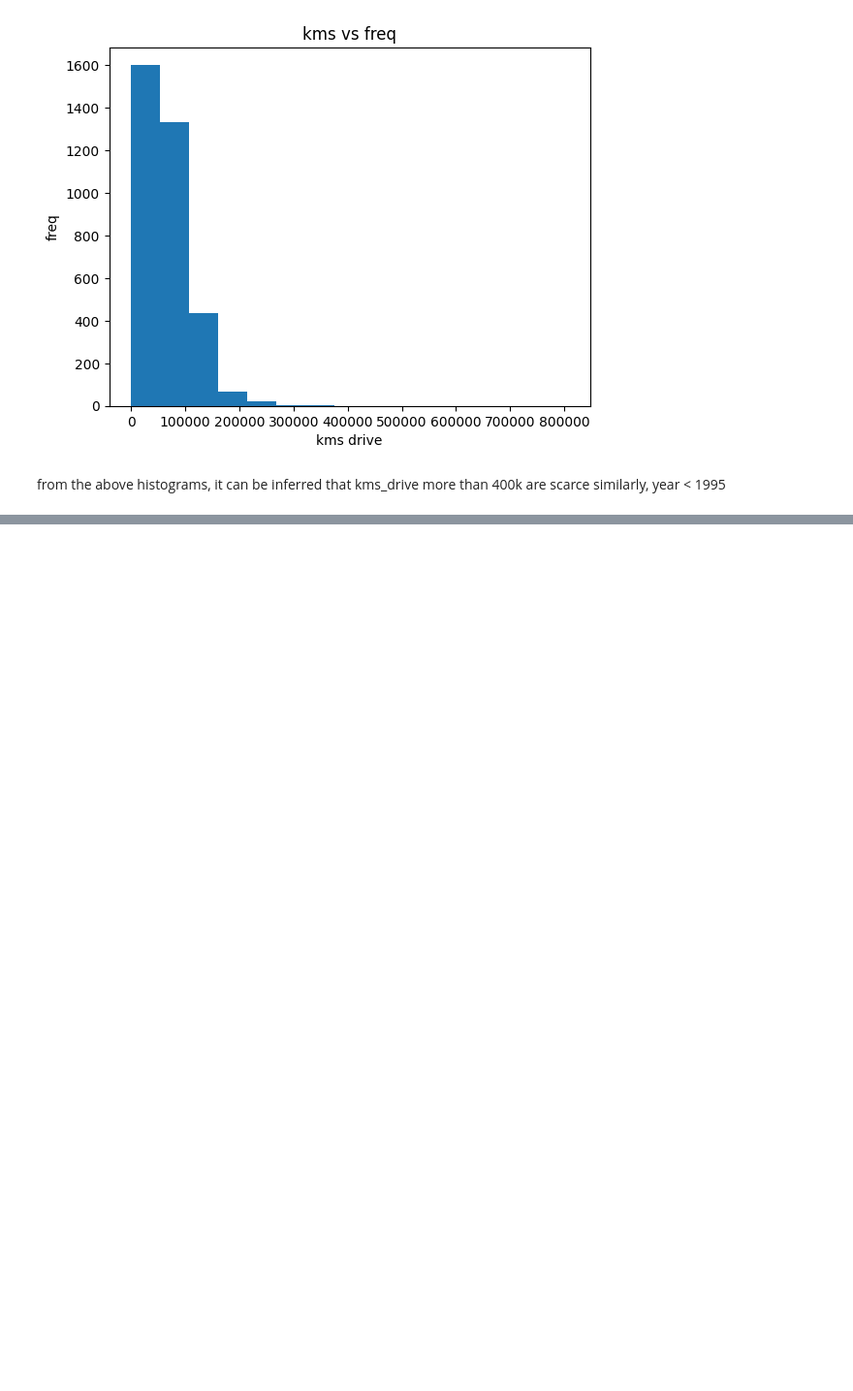
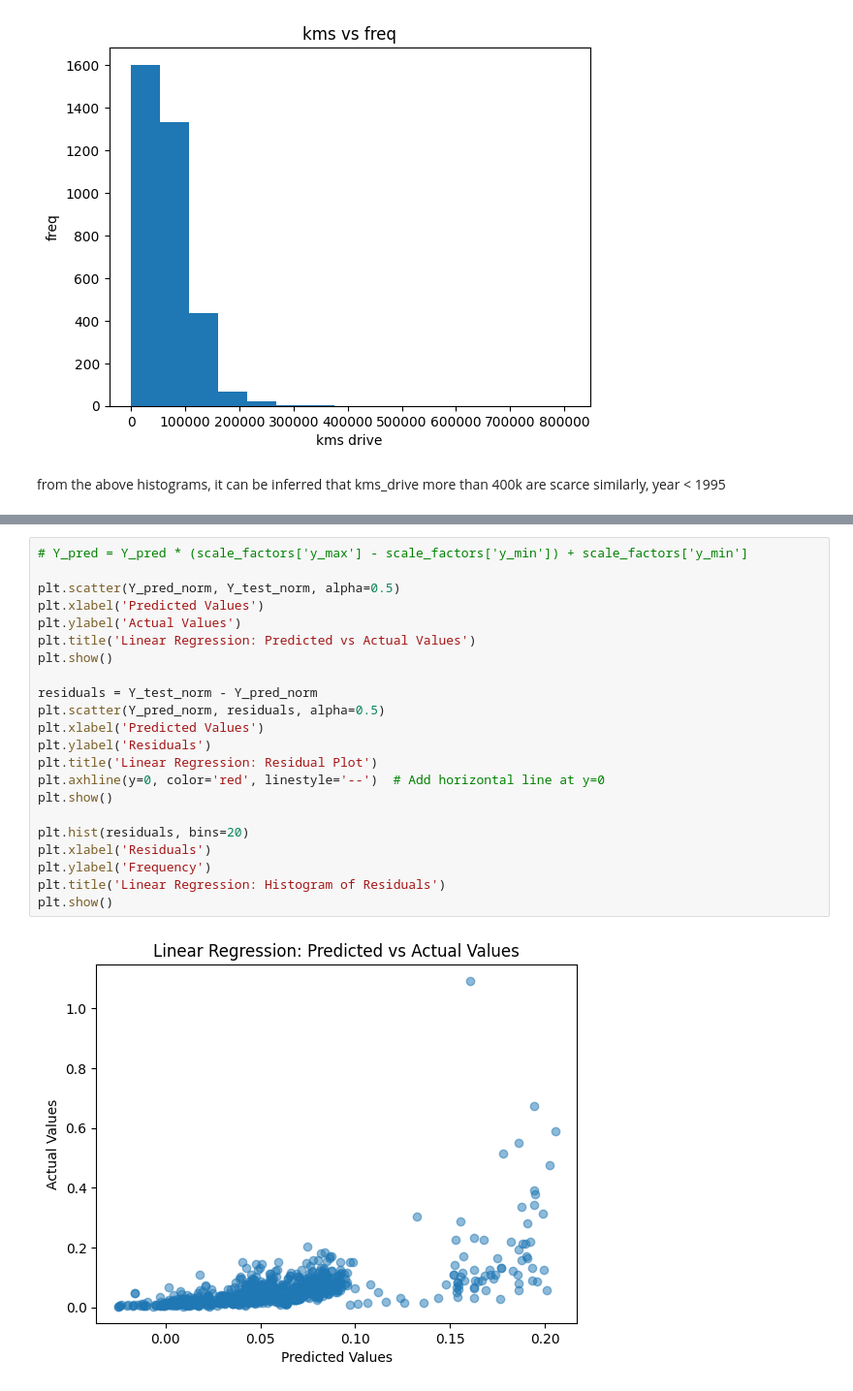
Before and after one commit to DivyanshuBhoyar/ml-study, a Jupyter notebook: linear-regression/practice/linear_proj_cars.ipynb, the cells around one changed output, grey strips where cells are left out. Shown at 97% size. Saved outputs shown, nothing was run; the diff lists cells and outputs as text; blank space fills up the shorter version.

```diff
--- a/linear-regression/practice/linear_proj_cars.ipynb
+++ b/linear-regression/practice/linear_proj_cars.ipynb
@@ -288,0 +276,24 @@ def linear_regression(X_df: pd.DataFrame, Y_df: pd.DataFrame):
+# %%
+# Y_pred = Y_pred * (scale_factors['y_max'] - scale_factors['y_min']) + scale_factors['y_min']
+
+plt.scatter(Y_pred_norm, Y_test_norm, alpha=0.5)
+plt.xlabel('Predicted Values')
+plt.ylabel('Actual Values')
+plt.title('Linear Regression: Predicted vs Actual Values')
+plt.show()
+
+residuals = Y_test_norm - Y_pred_norm
+plt.scatter(Y_pred_norm, residuals, alpha=0.5)
+plt.xlabel('Predicted Values')
+plt.ylabel('Residuals')
+plt.title('Linear Regression: Residual Plot')
+plt.axhline(y=0, color='red', linestyle='--')  # Add horizontal line at y=0
+plt.show()
+
+plt.hist(residuals, bins=20)
+plt.xlabel('Residuals')
+plt.ylabel('Frequency')
+plt.title('Linear Regression: Histogram of Residuals')
+plt.show()
+# %% [output]
+[figure, added]
```
Also changed, not shown: parts of 16 cells of this notebook.
